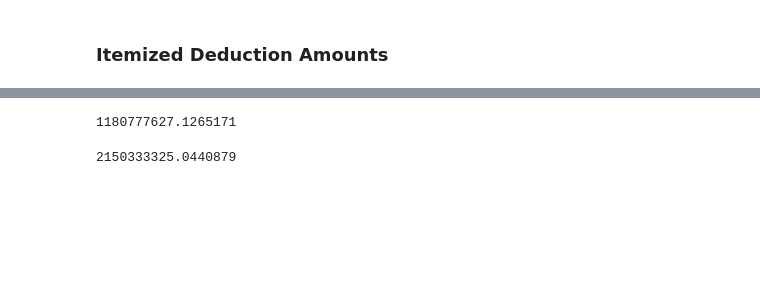
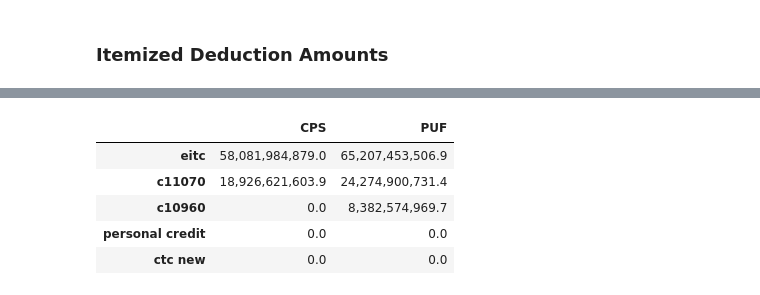
Before and after one commit to andersonfrailey/Notebook-Uploads, a Jupyter notebook: CPS Comparisons.ipynb, the cells around one changed output, grey strips where cells are left out. Saved outputs shown, nothing was run; the diff lists cells and outputs as text; code cells hidden in the pictures; blank space fills up the shorter version.

```diff
--- a/CPS Comparisons.ipynb
+++ b/CPS Comparisons.ipynb
@@ -301,21 +335,26 @@ ded_bar = Bar(ded_full_df, 'index', 'Total', group='source', title='Itemized Ded
 show(ded_bar)
 # %% [output]
 [interactive output not drawn]
-# %%
-max(calc_cps.records.c00100)
-# %% [output]
-1180777627.1265171
-# %%
-max(calc_cps.records.e00200 +
-calc_cps.records.e00300 +
-calc_cps.records.e00600 +
-calc_cps.records.e00650 +
-calc_cps.records.e00800 +
-calc_cps.records.e00900 +
-calc_cps.records.e01100 +
-calc_cps.records.e01700 +
-calc_cps.records.e02100 +
-calc_cps.records.e02300 +
-calc_cps.records.e02400)
-# %% [output]
-2150333325.0440879
+# %%
+eitc_cps = (calc_cps.records.eitc * calc_cps.records.s006).sum()
+c11070_cps = (calc_cps.records.c11070 * calc_cps.records.s006).sum()
+c10960_cps = (calc_cps.records.c10960 * calc_cps.records.s006).sum()
+personal_credit_cps = (calc_cps.records.personal_credit * calc_cps.records.s006).sum()
+ctc_new_cps = (calc_cps.records.ctc_new * calc_cps.records.s006).sum()
+
+eitc_puf = (calc_puf.records.eitc * calc_puf.records.s006).sum()
+c11070_puf = (calc_puf.records.c11070 * calc_puf.records.s006).sum()
+c10960_puf = (calc_puf.records.c10960 * calc_puf.records.s006).sum()
+personal_credit_puf = (calc_puf.records.personal_credit * calc_puf.records.s006).sum()
+ctc_new_puf = (calc_puf.records.ctc_new * calc_puf.records.s006).sum()
+# %%
+pd.DataFrame({'CPS': [eitc_cps, c11070_cps, c10960_cps, personal_credit_cps, ctc_new_cps],
+              'PUF': [eitc_puf, c11070_puf, c10960_puf, personal_credit_puf, ctc_new_puf]},
+              index=['eitc', 'c11070', 'c10960', 'personal credit', 'ctc new'])
+# %% [output]
+|  | CPS | PUF |
+| eitc | 58,081,984,879.0 | 65,207,453,506.9 |
+| c11070 | 18,926,621,603.9 | 24,274,900,731.4 |
+| c10960 | 0.0 | 8,382,574,969.7 |
+| personal credit | 0.0 | 0.0 |
+| ctc new | 0.0 | 0.0 |
```
Also changed, not shown: parts of 8 cells of this notebook.
